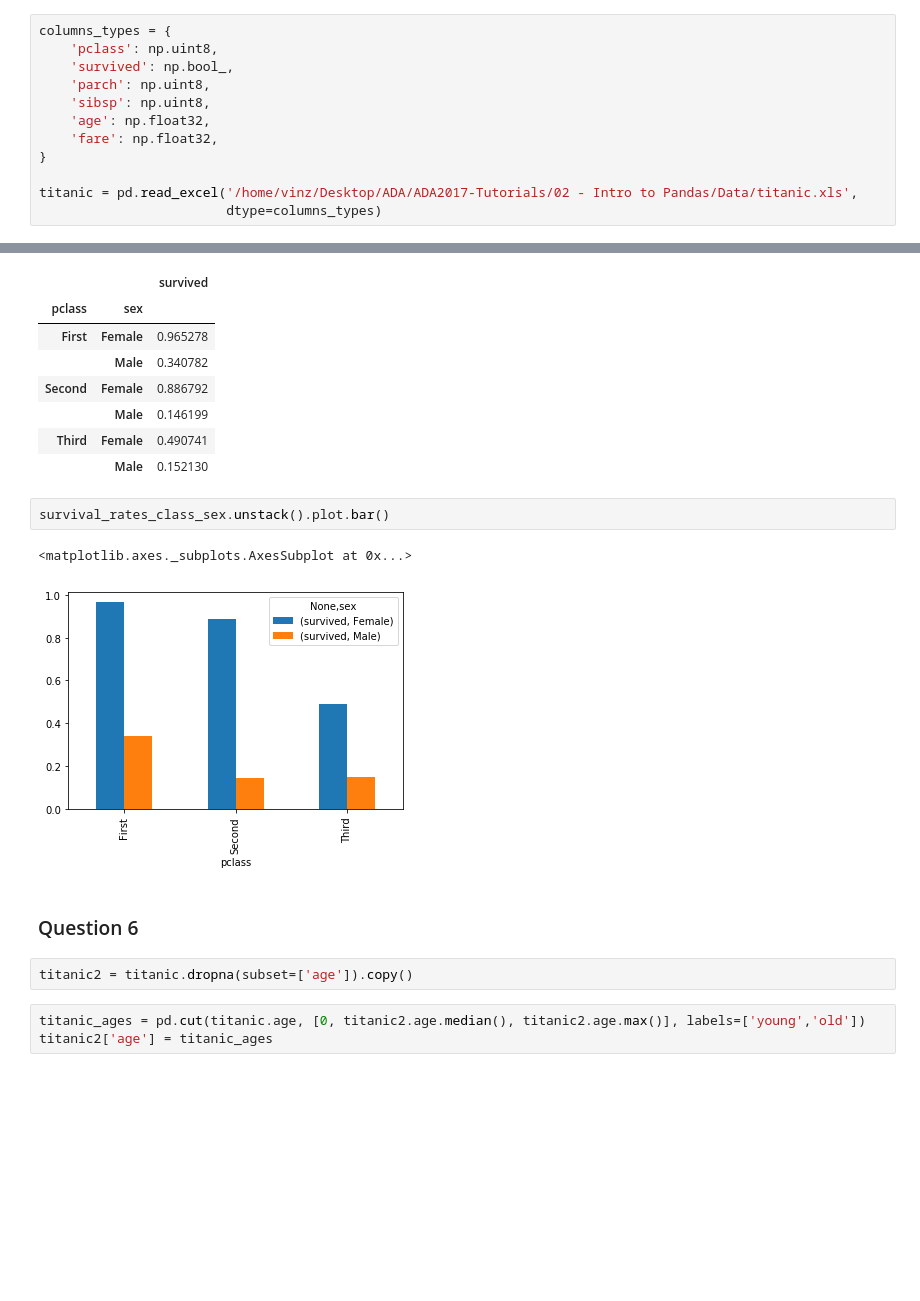
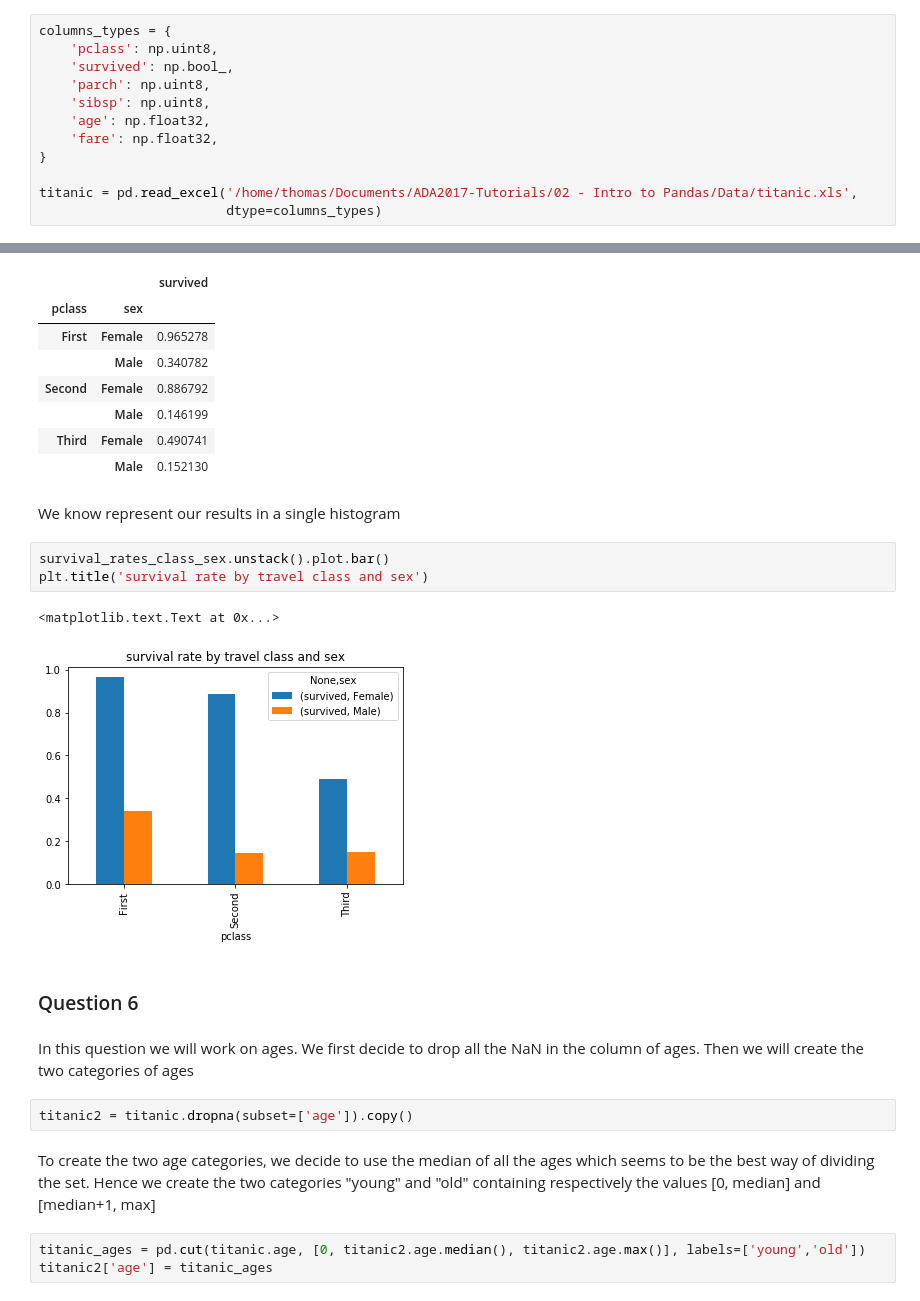
Before and after one commit to vincenzobaz/VBTALL-ADA2017, a Jupyter notebook: Homework 1.ipynb, the cells around one changed output, grey strips where cells are left out. Saved outputs shown, nothing was run; the diff lists cells and outputs as text; blank space fills up the shorter version.

```diff
--- a/Homework 1.ipynb
+++ b/Homework 1.ipynb
@@ -88,5 +88,5 @@ columns_types = {
     'fare': np.float32,
 }
 
-titanic = pd.read_excel('/home/vinz/Desktop/ADA/ADA2017-Tutorials/02 - Intro to Pandas/Data/titanic.xls',
+titanic = pd.read_excel('/home/thomas/Documents/ADA2017-Tutorials/02 - Intro to Pandas/Data/titanic.xls',
                         dtype=columns_types)
@@ -222,15 +248,22 @@ survival_rates_class_sex
 |  | Male | 0.146199 |
 | Third | Female | 0.490741 |
 |  | Male | 0.152130 |
+# %% [markdown]
+We know represent our results in a single histogram
 # %%
 survival_rates_class_sex.unstack().plot.bar()
+plt.title('survival rate by travel class and sex')
 # %% [output]
-<matplotlib.axes._subplots.AxesSubplot at 0x...>
+<matplotlib.text.Text at 0x...>
-[figure, old version]
+[figure, new version]
 # %% [markdown]
 ### Question 6
+# %% [markdown]
+In this question we will work on ages. We first decide to drop all the NaN in the column of ages. Then we will create the two categories of ages
 # %%
 titanic2 = titanic.dropna(subset=['age']).copy()
+# %% [markdown]
+To create the two age categories, we decide to use the median of all the ages which seems to be the best way of dividing the set. Hence we create the two categories "young" and "old" containing respectively the values [0, median] and [median+1, max]
 # %%
 titanic_ages = pd.cut(titanic.age, [0, titanic2.age.median(), titanic2.age.max()], labels=['young','old'])
 titanic2['age'] = titanic_ages
```
Also changed, not shown: parts of 20 cells of this notebook.
